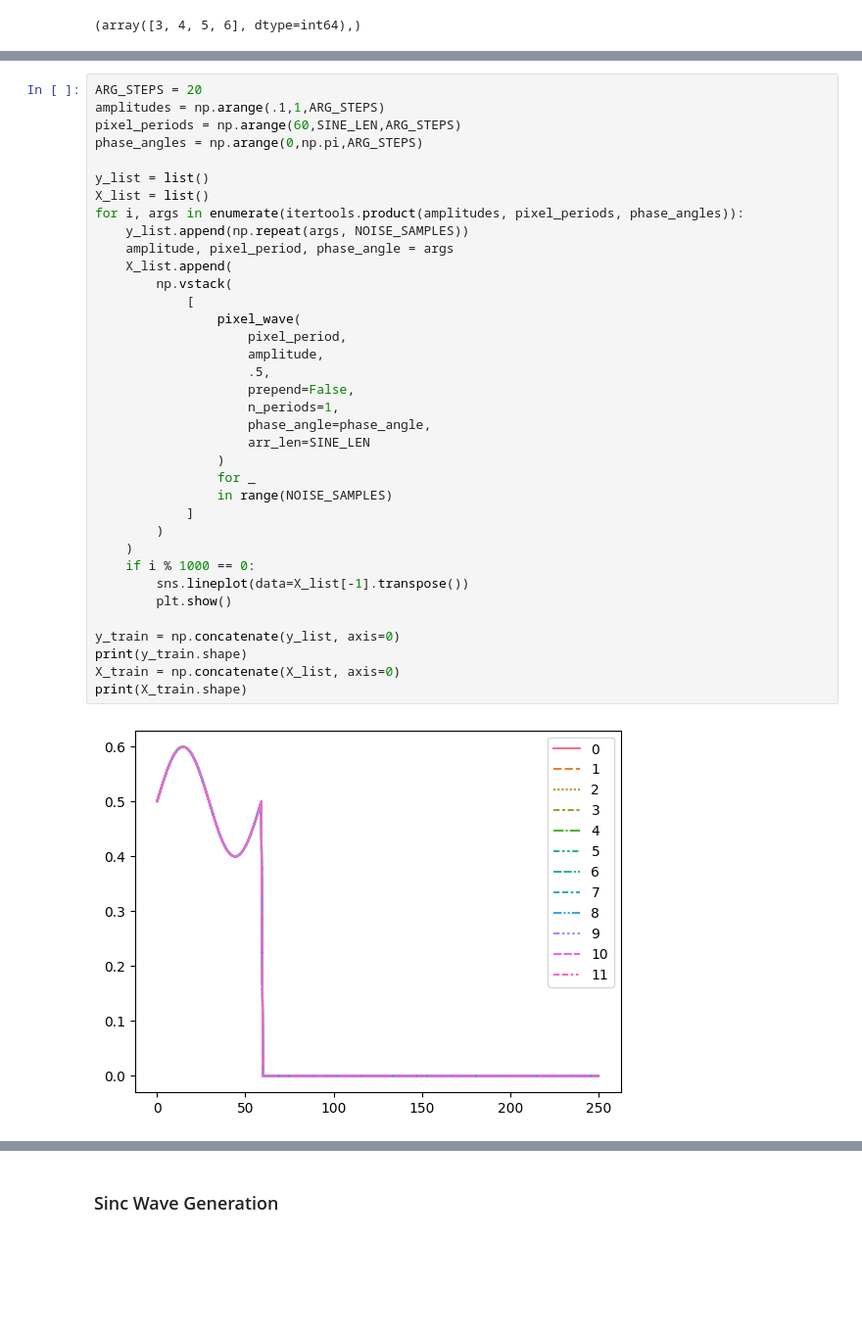
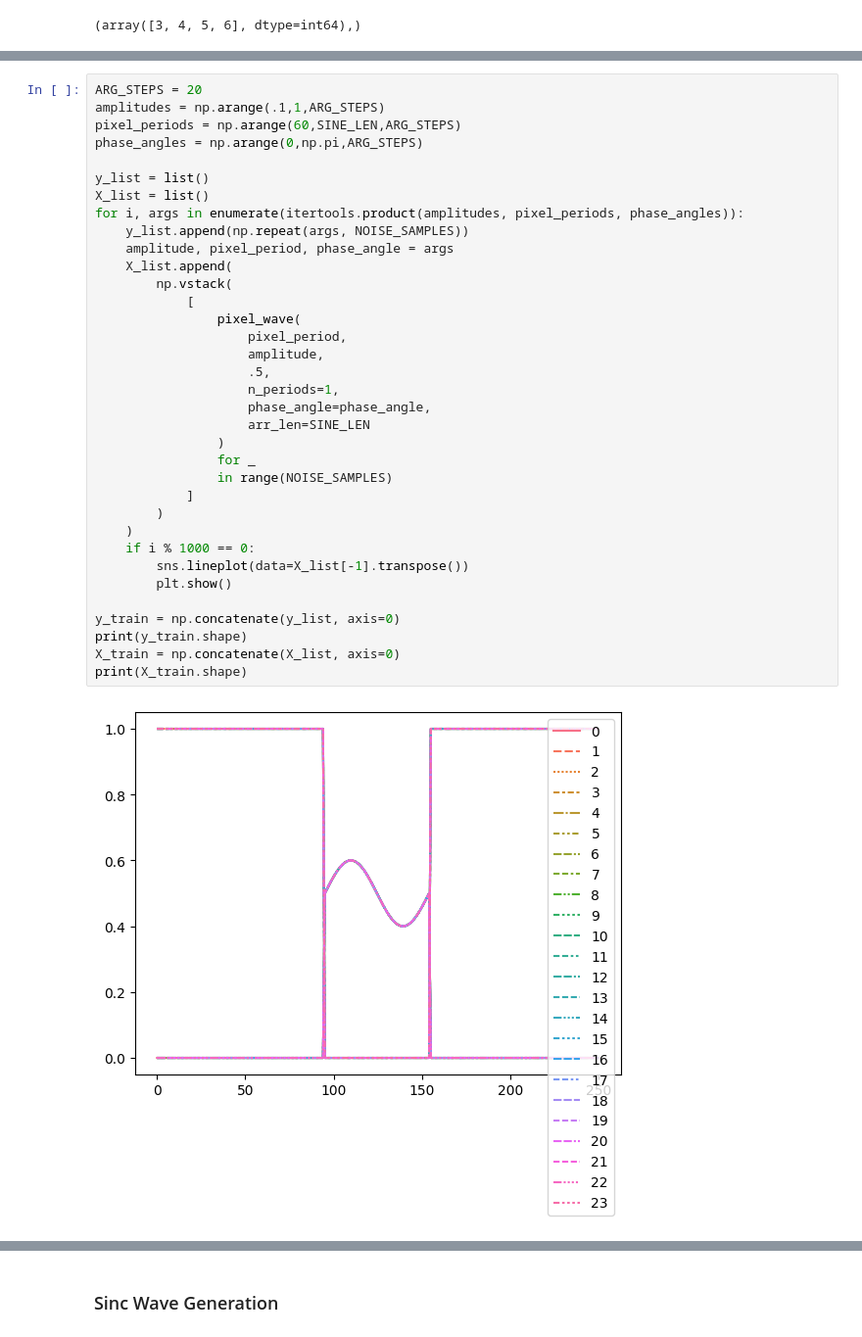
Before and after one commit to ncallahanml/sine_wave_regression, a Jupyter notebook: SineWaveRegression.ipynb, the cells around one changed output, grey strips where cells are left out. Shown: that part at 98% size. Saved outputs shown, nothing was run; the diff lists cells and outputs as text; blank space fills up the shorter version.

```diff
--- a/SineWaveRegression.ipynb
+++ b/SineWaveRegression.ipynb
@@ -183,33 +185,32 @@ phase_angles = np.arange(0,np.pi,ARG_STEPS)
 y_list = list()
 X_list = list()
 for i, args in enumerate(itertools.product(amplitudes, pixel_periods, phase_angles)):
     y_list.append(np.repeat(args, NOISE_SAMPLES))
     amplitude, pixel_period, phase_angle = args
     X_list.append(
         np.vstack(
             [
                 pixel_wave(
                     pixel_period,
                     amplitude,
                     .5,
-                    prepend=False,
                     n_periods=1,
                     phase_angle=phase_angle,
                     arr_len=SINE_LEN
                 )
                 for _
                 in range(NOISE_SAMPLES)
             ]
         )
     )
     if i % 1000 == 0:
         sns.lineplot(data=X_list[-1].transpose())
         plt.show()
 
 y_train = np.concatenate(y_list, axis=0)
 print(y_train.shape)
 X_train = np.concatenate(X_list, axis=0)
 print(X_train.shape)
 # %% [output]
-[figure, old version]
+[figure, new version]
 (360,)
```
Also changed, not shown: parts of 3 cells of this notebook, 1 other file.
